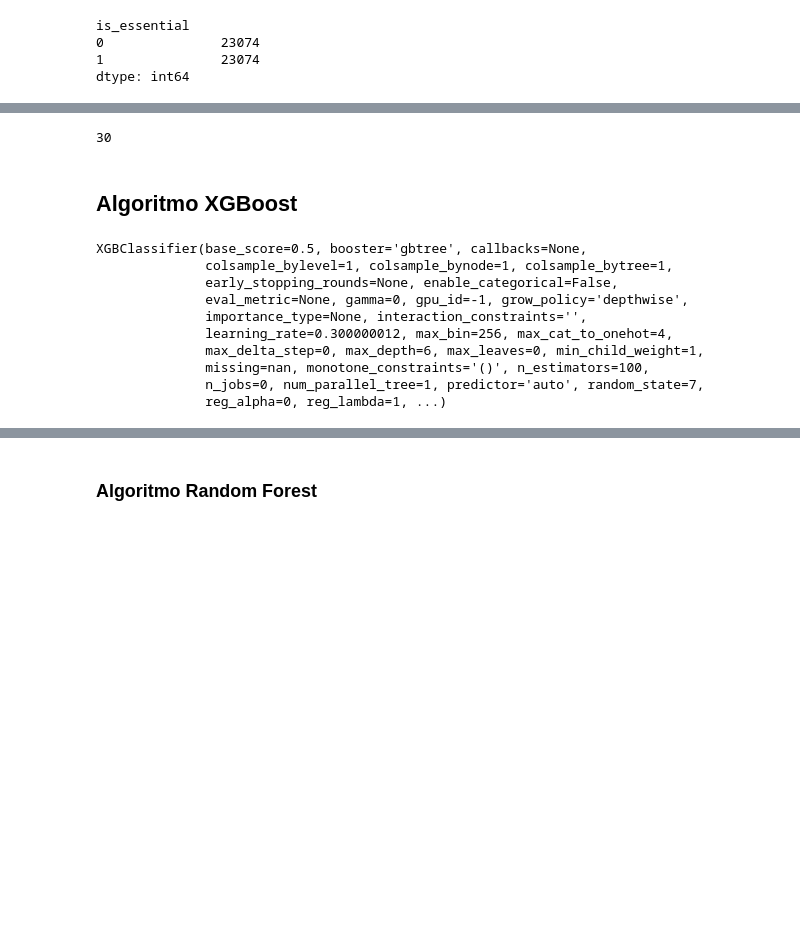
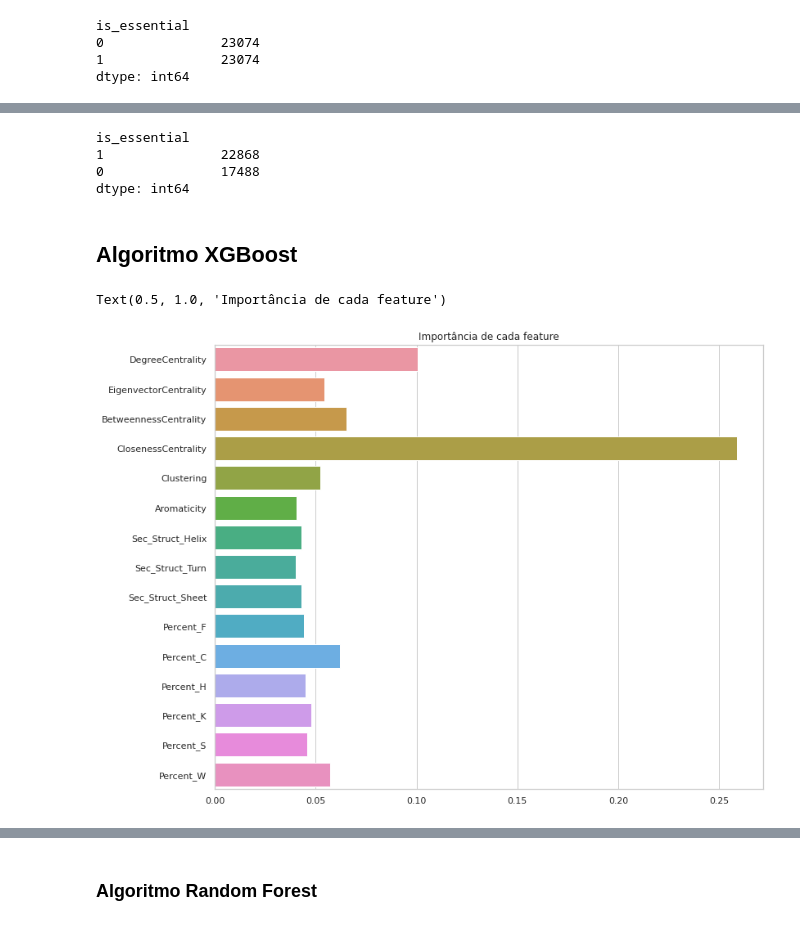
Before and after one commit to JessicaIta/sequence-protein-features, a Jupyter notebook: xgboost-algorithm.ipynb, the cells around one changed output, grey strips where cells are left out. Cells and saved outputs as stored; diff of their text form; code cells hidden in the pictures; blank space fills up the shorter version.

Commit message:
Ajustes no xgboost

```diff
--- a/xgboost-algorithm.ipynb
+++ b/xgboost-algorithm.ipynb
@@ -157,13 +160,17 @@ def validacao_cruzada(model, X, y, sampling = False, method_sampling = None):
 ## Pré-processamento de Dados
 # %%
 # Separação em conjuntos de treino e teste
-X = df.drop(['Protein_key','is_essential', 'Locus', 'Sequence'], axis=1)
-#X = df_select
+
+valid_columns = ['DegreeCentrality', 'EigenvectorCentrality', 'BetweennessCentrality',
+       'ClosenessCentrality', 'Clustering', 'Aromaticity', 'Sec_Struct_Helix',
+       'Sec_Struct_Turn', 'Sec_Struct_Sheet', 'Percent_F', 'Percent_C',
+        'Percent_H', 'Percent_K', 'Percent_S', 'Percent_W']
+
+#X = df.drop(['Protein_key','is_essential', 'Locus', 'Sequence'], axis=1)
+X = df[valid_columns]
 y = df[['is_essential']]
 test_size = 0.2
-seed = 7
+seed = 42
 X_train, X_test, y_train, y_test = train_test_split(X, y,
                                                     test_size=test_size,
-                                                    random_state=seed,
-                                                    shuffle=True,
-                                                    stratify=y)
+                                                    random_state=seed, stratify=y)
@@ -218,25 +205,40 @@ print(scaled_train)
-# %%
-n_features = scaled_train.shape[1]
-n_features
-# %% [output]
-30
+# %%
+## Combine
+
+#sample = SMOTEENN(random_state=seed)
+#sample = SMOTETomek(random_state=seed)
+
+X_train_sample, y_train_sample = sample.fit_resample(X_train, y_train)
+
+y_train_sample.value_counts()
+# %% [output]
+is_essential
+1               22868
+0               17488
+dtype: int64
 # %% [markdown]
 ## Algoritmo XGBoost
 # %%
-xgbc = XGBClassifier(n_estimators=100, random_state=7)
+xgbc = XGBClassifier(n_estimators=400, max_depth=8, base_score=0.5,  learning_rate=0.25,
+                     eval_metric = ['logloss', 'auc'],
+                     verbosity=0, random_state = seed)
 
 # Training the XGB classifier
-xgbc.fit(X_train_under, y_train_under)
+xgbc.fit(X_train_over, y_train_over)
+
+
+# save
+xgbc.save_model("my_xgboost.json")
-# %% [output]
-XGBClassifier(base_score=0.5, booster='gbtree', callbacks=None,
-              colsample_bylevel=1, colsample_bynode=1, colsample_bytree=1,
-              early_stopping_rounds=None, enable_categorical=False,
-              eval_metric=None, gamma=0, gpu_id=-1, grow_policy='depthwise',
-              importance_type=None, interaction_constraints='',
-              learning_rate=0.300000012, max_bin=256, max_cat_to_onehot=4,
-              max_delta_step=0, max_depth=6, max_leaves=0, min_child_weight=1,
-              missing=nan, monotone_constraints='()', n_estimators=100,
-              n_jobs=0, num_parallel_tree=1, predictor='auto', random_state=7,
-              reg_alpha=0, reg_lambda=1, ...)
+# %%
+# Verificando a importância das features
+
+plt.rcParams['figure.figsize'] = (12,10)
+
+importances = pd.Series(data=xgbc.feature_importances_, index=X_train.columns.values)
+
+sns.barplot(x=importances, y=importances.index, orient='h').set_title('Importância de cada feature')
+# %% [output]
+Text(0.5, 1.0, 'Importância de cada feature')
+[figure, added]
 # %%
 # Validação cruzada
```
Also changed, not shown: parts of 17 cells of this notebook.
